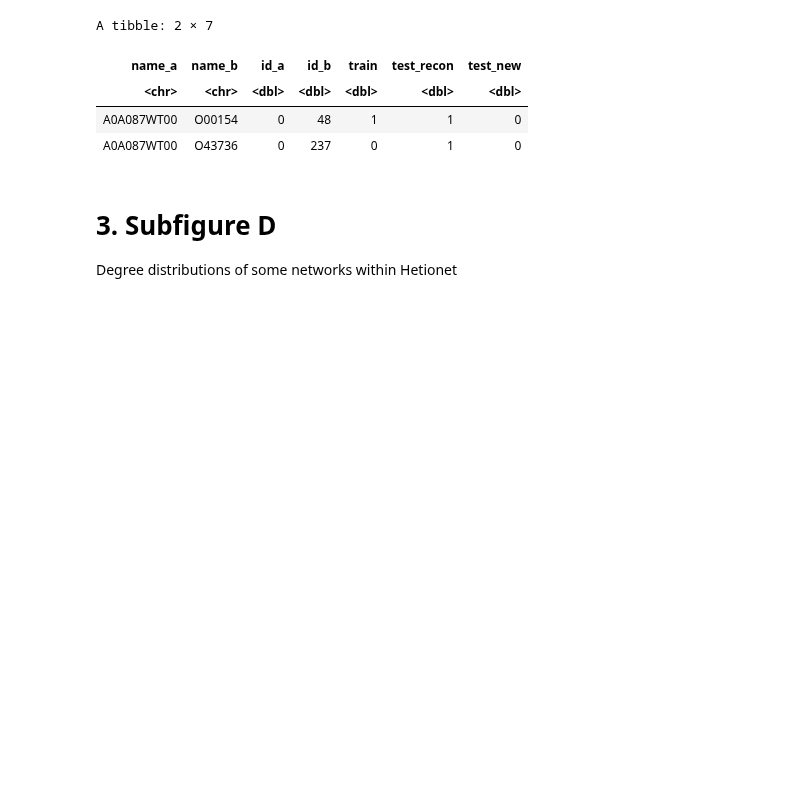
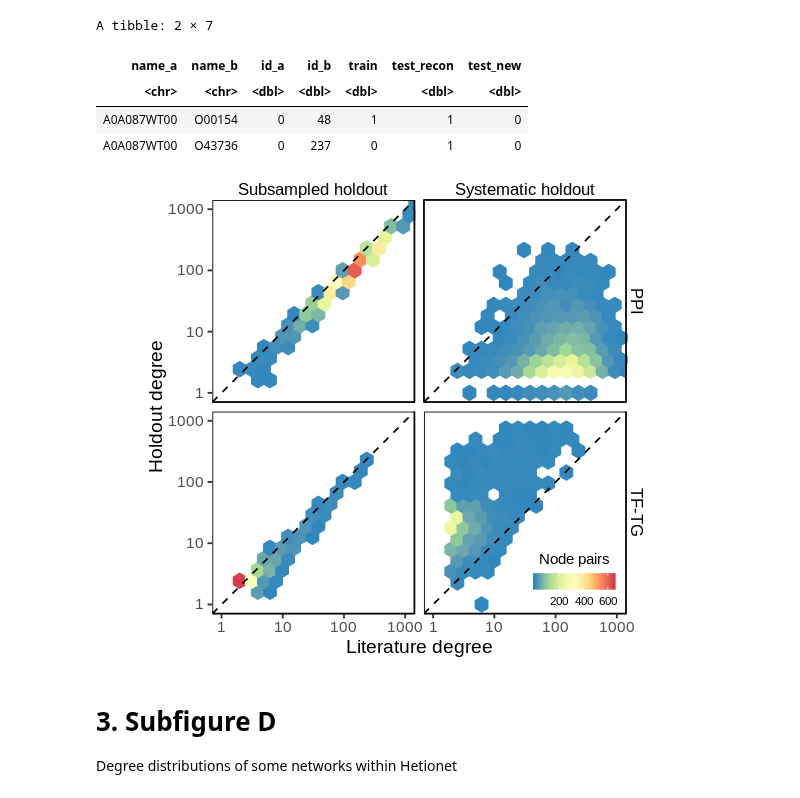
Before and after one commit to greenelab/xswap-analysis, a Jupyter notebook: nb/3.fig1.degree_dist/2.plot_degree_dist.ipynb, the cells around one changed output. Saved outputs shown, nothing was run; the diff lists cells and outputs as text; code cells hidden in the pictures; blank space fills up the shorter version.

Commit message:
Split first figure into three separate

```diff
--- a/nb/3.fig1.degree_dist/2.plot_degree_dist.ipynb
+++ b/nb/3.fig1.degree_dist/2.plot_degree_dist.ipynb
@@ -277,3 +230,37 @@ systematic <- (
+# %%
+palette <- 'Spectral'
+direction <- -1
+
+degree_bias <- (
+    ggplot(vis_df, aes(x = x + 1, y = y + 1))
+    + stat_binhex(aes(color = ..count..), bins = 15)
+    + geom_abline(slope = 1, intercept = 0, color = 'black', linetype = 'dashed')
+    + xlab('Literature degree')
+    + ylab('Holdout degree')
+    + facet_grid(rows = vars(network), cols = vars(task))
+    + scale_x_log10()
+    + scale_y_log10()
+    + theme_zietzm()
+    + scale_fill_distiller(palette = palette, direction = direction, name = 'Node pairs')
+    + scale_color_distiller(palette = palette, direction = direction, name = 'Node pairs')
+    + coord_fixed(xlim = c(1, 1000), ylim = c(1, 1000), ratio = 1)
+    + theme(legend.position = c(0.875, 0.08),
+            legend.background = element_rect(fill = NA, colour = NA),
+            legend.direction = 'horizontal',
+            legend.text = element_text(size = 7),
+            legend.key.size = unit(0.35, "cm"),
+            legend.title = element_text(size = 9),
+            legend.title.align = 0.5,
+    )
+    + guides(fill = guide_colorbar(title.position = 'top'),
+             color = guide_colorbar(title.position = 'top'))
+)
+# %%
+options(repr.plot.width=5, repr.plot.height=4)
+
+degree_bias
+# %% [output]
+[figure, added]
 # %% [markdown]
 # 3. Subfigure D
 
```
Also changed, not shown: parts of 8 cells of this notebook, 4 other files.
